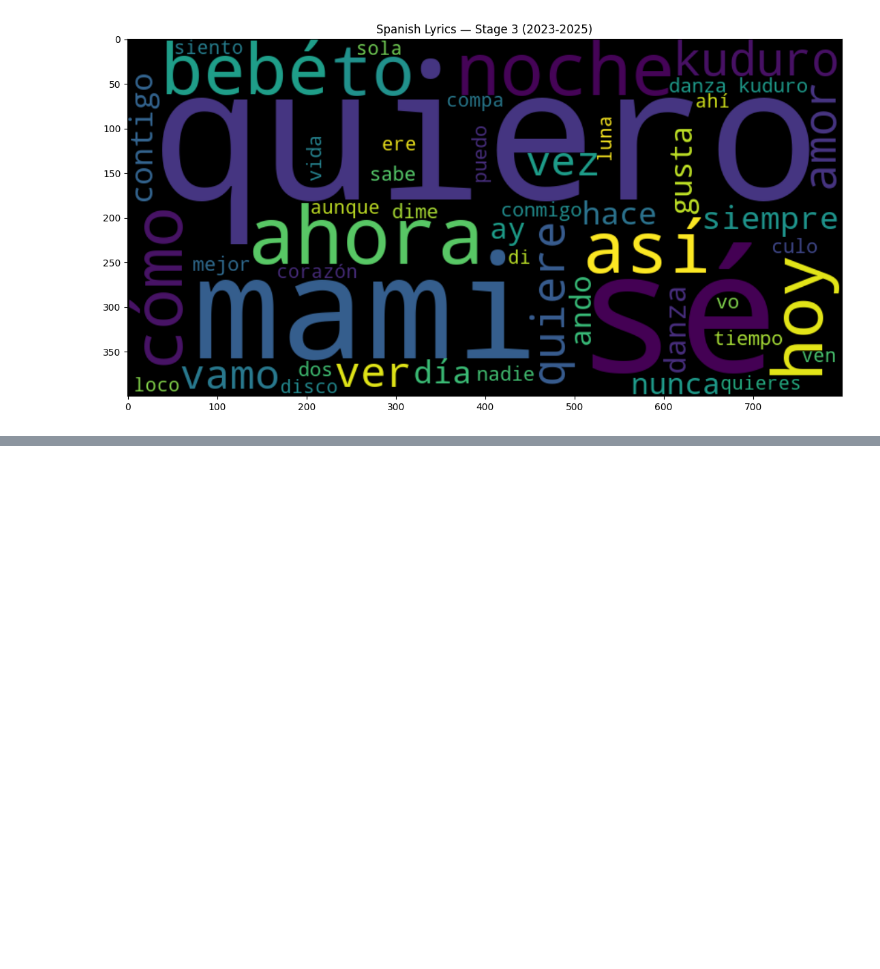
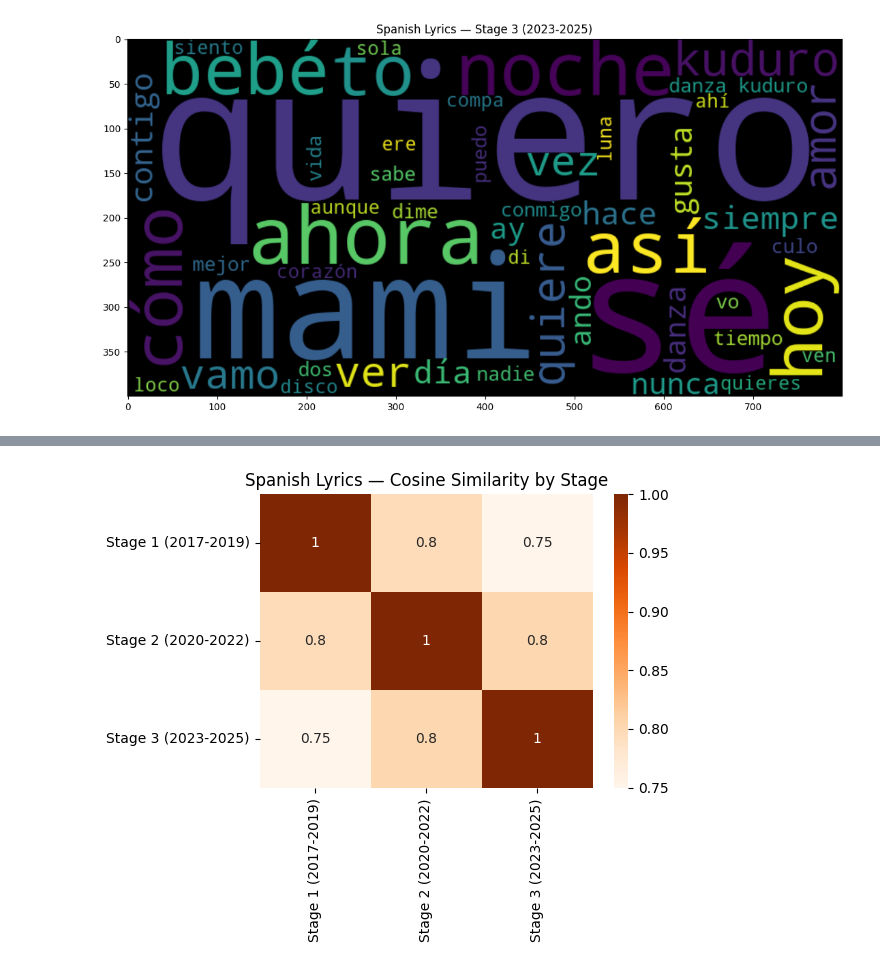
Before and after one commit to yihanciii/ML-spotify-features, a Jupyter notebook: TF-IDF_updated.ipynb, the cells around one changed output, grey strips where cells are left out. Drawn from its saved outputs; the diff is of its cells as text; code cells hidden in the pictures; blank space fills up the shorter version.

```diff
--- a/TF-IDF_updated.ipynb
+++ b/TF-IDF_updated.ipynb
@@ -235,0 +272,4 @@ plt.show()
+# %%
+similarity_matrix_es = cosine_similarity(tfidf_matrix_es)
+similarity_df_es = pd.DataFrame(similarity_matrix_es, index=stages, columns=stages)
+print(similarity_df_es.round(4))
@@ -235,0 +286,9 @@ plt.show()
+# %%
+plt.figure(figsize=(6, 5))
+sns.heatmap(similarity_matrix_es, annot=True, cmap='Oranges',
+            xticklabels=stages, yticklabels=stages)
+plt.title('Spanish Lyrics — Cosine Similarity by Stage')
+plt.tight_layout()
+plt.show()
+# %% [output]
+[figure, added]
```
Also changed, not shown: parts of 9 cells of this notebook.
